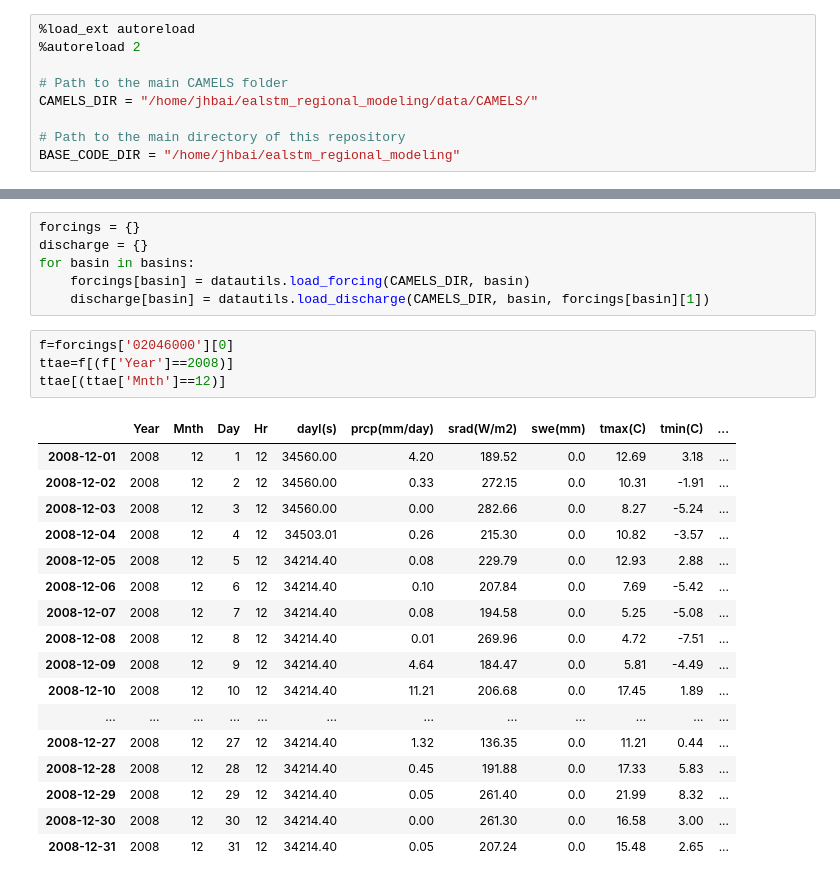
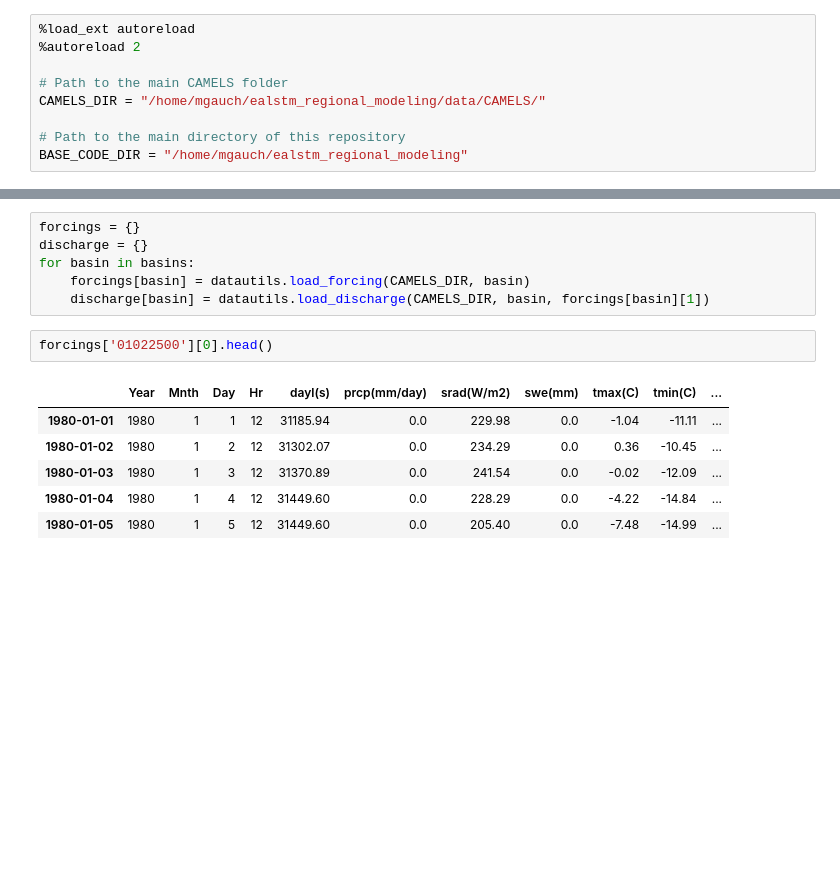
Before and after one commit to gauchm/ealstm_regional_modeling, a Jupyter notebook: notebooks/experiments.ipynb, the cells around one changed output, grey strips where cells are left out. Saved outputs shown, nothing was run; the diff lists cells and outputs as text; blank space fills up the shorter version.

```diff
--- a/notebooks/experiments.ipynb
+++ b/notebooks/experiments.ipynb
@@ -5,7 +5,7 @@
 %autoreload 2
 
 # Path to the main CAMELS folder
-CAMELS_DIR = "/home/jhbai/ealstm_regional_modeling/data/CAMELS/"
+CAMELS_DIR = "/home/mgauch/ealstm_regional_modeling/data/CAMELS/"
 
 # Path to the main directory of this repository
-BASE_CODE_DIR = "/home/jhbai/ealstm_regional_modeling"
+BASE_CODE_DIR = "/home/mgauch/ealstm_regional_modeling"
@@ -91,28 +88,15 @@ discharge = {}
 for basin in basins:
     forcings[basin] = datautils.load_forcing(CAMELS_DIR, basin)
     discharge[basin] = datautils.load_discharge(CAMELS_DIR, basin, forcings[basin][1])
-# %%
-f=forcings['02046000'][0]
-ttae=f[(f['Year']==2008)]
-ttae[(ttae['Mnth']==12)]
-# %% [output]
-|  | Year | Mnth | Day | Hr | dayl(s) | prcp(mm/day) | srad(W/m2) | swe(mm) | tmax(C) | tmin(C) | ... |
-| 2008-12-01 | 2008 | 12 | 1 | 12 | 34560.00 | 4.20 | 189.52 | 0.0 | 12.69 | 3.18 | ... |
-| 2008-12-02 | 2008 | 12 | 2 | 12 | 34560.00 | 0.33 | 272.15 | 0.0 | 10.31 | -1.91 | ... |
-| 2008-12-03 | 2008 | 12 | 3 | 12 | 34560.00 | 0.00 | 282.66 | 0.0 | 8.27 | -5.24 | ... |
-| 2008-12-04 | 2008 | 12 | 4 | 12 | 34503.01 | 0.26 | 215.30 | 0.0 | 10.82 | -3.57 | ... |
-| 2008-12-05 | 2008 | 12 | 5 | 12 | 34214.40 | 0.08 | 229.79 | 0.0 | 12.93 | 2.88 | ... |
-| 2008-12-06 | 2008 | 12 | 6 | 12 | 34214.40 | 0.10 | 207.84 | 0.0 | 7.69 | -5.42 | ... |
-| 2008-12-07 | 2008 | 12 | 7 | 12 | 34214.40 | 0.08 | 194.58 | 0.0 | 5.25 | -5.08 | ... |
-| 2008-12-08 | 2008 | 12 | 8 | 12 | 34214.40 | 0.01 | 269.96 | 0.0 | 4.72 | -7.51 | ... |
-| 2008-12-09 | 2008 | 12 | 9 | 12 | 34214.40 | 4.64 | 184.47 | 0.0 | 5.81 | -4.49 | ... |
-| 2008-12-10 | 2008 | 12 | 10 | 12 | 34214.40 | 11.21 | 206.68 | 0.0 | 17.45 | 1.89 | ... |
-| ... | ... | ... | ... | ... | ... | ... | ... | ... | ... | ... | ... |
-| 2008-12-27 | 2008 | 12 | 27 | 12 | 34214.40 | 1.32 | 136.35 | 0.0 | 11.21 | 0.44 | ... |
-| 2008-12-28 | 2008 | 12 | 28 | 12 | 34214.40 | 0.45 | 191.88 | 0.0 | 17.33 | 5.83 | ... |
-| 2008-12-29 | 2008 | 12 | 29 | 12 | 34214.40 | 0.05 | 261.40 | 0.0 | 21.99 | 8.32 | ... |
-| 2008-12-30 | 2008 | 12 | 30 | 12 | 34214.40 | 0.00 | 261.30 | 0.0 | 16.58 | 3.00 | ... |
-| 2008-12-31 | 2008 | 12 | 31 | 12 | 34214.40 | 0.05 | 207.24 | 0.0 | 15.48 | 2.65 | ... |
+# %%
+forcings['01022500'][0].head()
+# %% [output]
+|  | Year | Mnth | Day | Hr | dayl(s) | prcp(mm/day) | srad(W/m2) | swe(mm) | tmax(C) | tmin(C) | ... |
+| 1980-01-01 | 1980 | 1 | 1 | 12 | 31185.94 | 0.0 | 229.98 | 0.0 | -1.04 | -11.11 | ... |
+| 1980-01-02 | 1980 | 1 | 2 | 12 | 31302.07 | 0.0 | 234.29 | 0.0 | 0.36 | -10.45 | ... |
+| 1980-01-03 | 1980 | 1 | 3 | 12 | 31370.89 | 0.0 | 241.54 | 0.0 | -0.02 | -12.09 | ... |
+| 1980-01-04 | 1980 | 1 | 4 | 12 | 31449.60 | 0.0 | 228.29 | 0.0 | -4.22 | -14.84 | ... |
+| 1980-01-05 | 1980 | 1 | 5 | 12 | 31449.60 | 0.0 | 205.40 | 0.0 | -7.48 | -14.99 | ... |
 # %%
 f, ax = plt.subplots(nrows=8, ncols=1, figsize=(17,8*2), sharex=True)
 ax[0].plot(discharge['01022500'], label='discharge')
```
Also changed, not shown: parts of 3 cells of this notebook, 1 other file.
